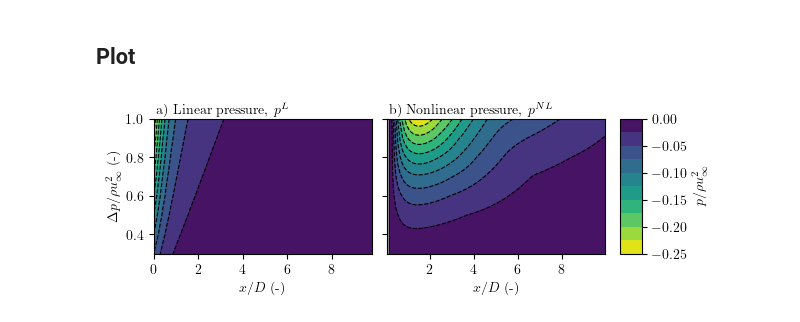
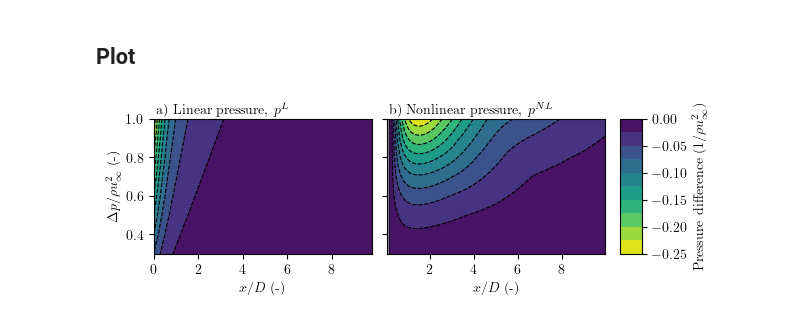
Before and after one commit to Howland-Lab/Unified-Momentum-Model, a Jupyter notebook: figures/supplement_pressure.ipynb, the cells around one changed output. Saved outputs shown, nothing was run; the diff lists cells and outputs as text; code cells hidden in the pictures.

Commit message:
Update legend of pressure figure

```diff
--- a/figures/supplement_pressure.ipynb
+++ b/figures/supplement_pressure.ipynb
@@ -68,32 +68,32 @@ for key, ax in zip(["linear", "nonlinear"], axes):
         ha="left",
         va="bottom",
         transform=ax.transAxes,
     )
 levels = np.arange(-0.25, 0.001, 0.025)
 
 # axes 1: Linear
 CF = axes[0].contourf(xs, dps, p_linear, levels=levels, cmap="viridis_r")
 CS = axes[0].contour(xs, dps, p_linear, levels=levels, colors="k", linewidths=0.8)
 
 axes[0].set_ylim(0.3, 1)
 
 # axes 2: Nonlinear
 CF = axes[1].contourf(xs2, dps2, p_nonlinear, levels=levels, cmap="viridis_r")
 CS = axes[1].contour(xs2, dps2, p_nonlinear, levels=levels, colors="k", linewidths=0.8)
 
 axes[1].set_ylim(0.3, 1)
 
 
 axes[0].set_xlabel("$x/D$ (-)")
 axes[1].set_xlabel("$x/D$ (-)")
 axes[0].set_ylabel(r"$\Delta p /\rho u_\infty^2$ (-)")
 
 cax = plt.subplot(gs[2])
 cbar = plt.colorbar(CF, cax=cax)
-cbar.set_label(label=r"$p /\rho u_\infty^2$")
+cbar.set_label(label=r"Pressure difference $(1/\rho u_\infty^2)$")
 
 
 plt.savefig(figdir / "supplement_centerline_pressure.png", dpi=500, bbox_inches="tight")
 plt.savefig(figdir_eps / "supplement_centerline_pressure.eps", bbox_inches="tight")
 # %% [output]
-[figure, old version]
+[figure, new version]
```
